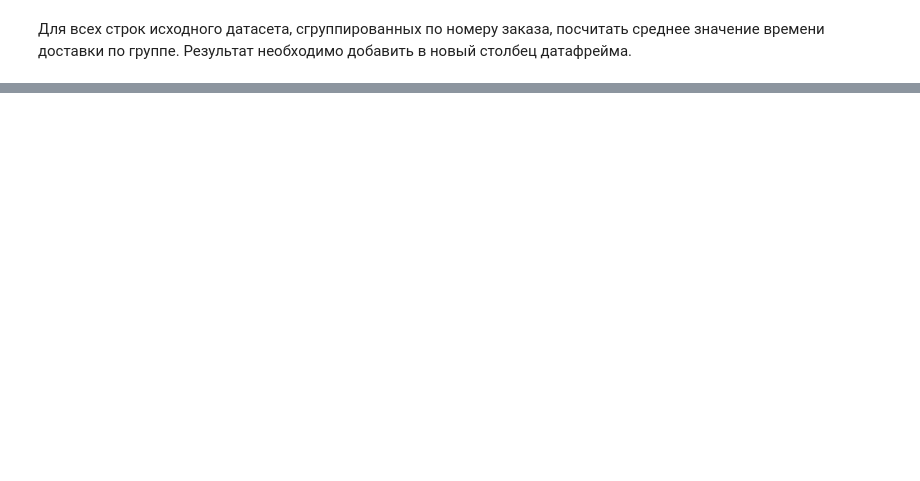
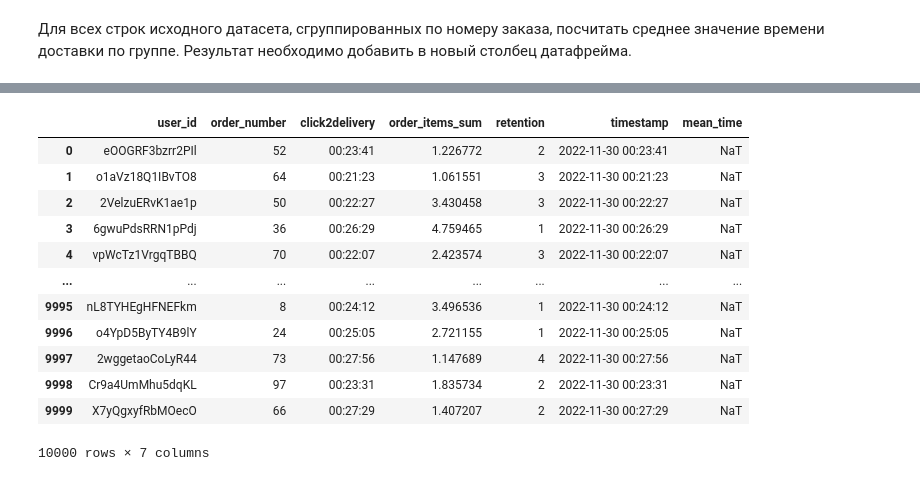
Before and after one commit to Petrucho/test_task, a Jupyter notebook: task.ipynb, the cells around one changed output, grey strips where cells are left out. Drawn from its saved outputs; the diff is of its cells as text; code cells hidden in the pictures; blank space fills up the shorter version.

Commit message:
try do add mean time - failed

```diff
--- a/task.ipynb
+++ b/task.ipynb
@@ -152,0 +217,4 @@ df = df.drop_duplicates(subset='user_id', keep="first")
+# %%
+mean_time = df.groupby("order_number")["timestamp"].mean()
+mean_time.to_frame(name='mean_timestamp').reset_index()
+temp_df = pd.DataFrame(mean_time)
@@ -152,0 +225,6 @@ df = df.drop_duplicates(subset='user_id', keep="first")
+# %%
+temp_df.reset_index(inplace=True)
+# %%
+# df_new.drop('mean_timestamp', axis=1, inplace=True)
+df_new = df.copy()
+df_new
@@ -152,0 +245,19 @@ df = df.drop_duplicates(subset='user_id', keep="first")
+# %%
+for value in df_new["order_number"]:
+    df_new['mean_time'] = temp_df['timestamp'].where(temp_df['order_number'] == value)
+# %%
+df_new
+# %% [output]
+|  | user_id | order_number | click2delivery | order_items_sum | retention | timestamp | mean_time |
+| 0 | eOOGRF3bzrr2PIl | 52 | 00:23:41 | 1.226772 | 2 | 2022-11-30 00:23:41 | NaT |
+| 1 | o1aVz18Q1IBvTO8 | 64 | 00:21:23 | 1.061551 | 3 | 2022-11-30 00:21:23 | NaT |
+| 2 | 2VelzuERvK1ae1p | 50 | 00:22:27 | 3.430458 | 3 | 2022-11-30 00:22:27 | NaT |
+| 3 | 6gwuPdsRRN1pPdj | 36 | 00:26:29 | 4.759465 | 1 | 2022-11-30 00:26:29 | NaT |
+| 4 | vpWcTz1VrgqTBBQ | 70 | 00:22:07 | 2.423574 | 3 | 2022-11-30 00:22:07 | NaT |
+| ... | ... | ... | ... | ... | ... | ... | ... |
+| 9995 | nL8TYHEgHFNEFkm | 8 | 00:24:12 | 3.496536 | 1 | 2022-11-30 00:24:12 | NaT |
+| 9996 | o4YpD5ByTY4B9lY | 24 | 00:25:05 | 2.721155 | 1 | 2022-11-30 00:25:05 | NaT |
+| 9997 | 2wggetaoCoLyR44 | 73 | 00:27:56 | 1.147689 | 4 | 2022-11-30 00:27:56 | NaT |
+| 9998 | Cr9a4UmMhu5dqKL | 97 | 00:23:31 | 1.835734 | 2 | 2022-11-30 00:23:31 | NaT |
+| 9999 | X7yQgxyfRbMOecO | 66 | 00:27:29 | 1.407207 | 2 | 2022-11-30 00:27:29 | NaT |
+10000 rows × 7 columns
```
Also changed, not shown: parts of 9 cells of this notebook.
